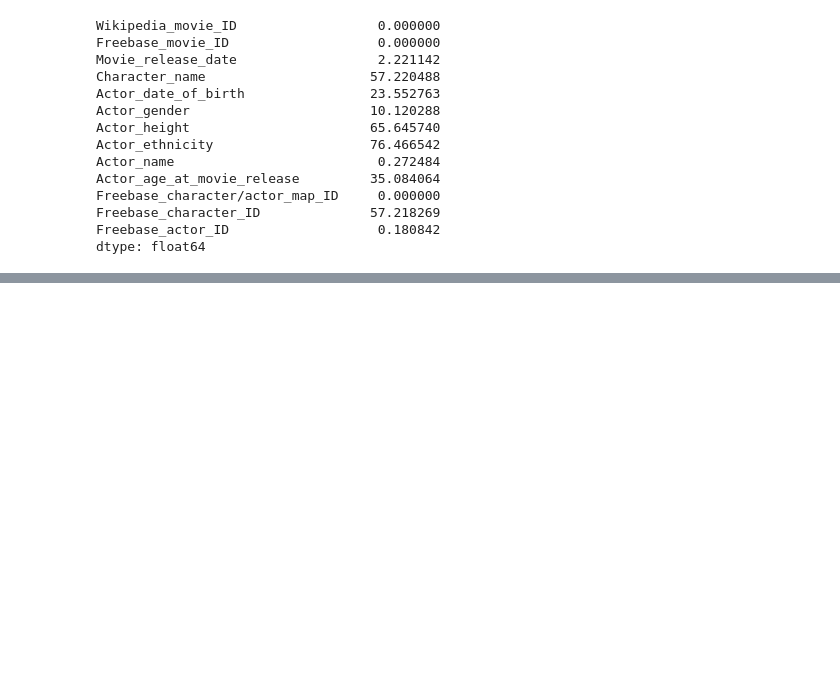
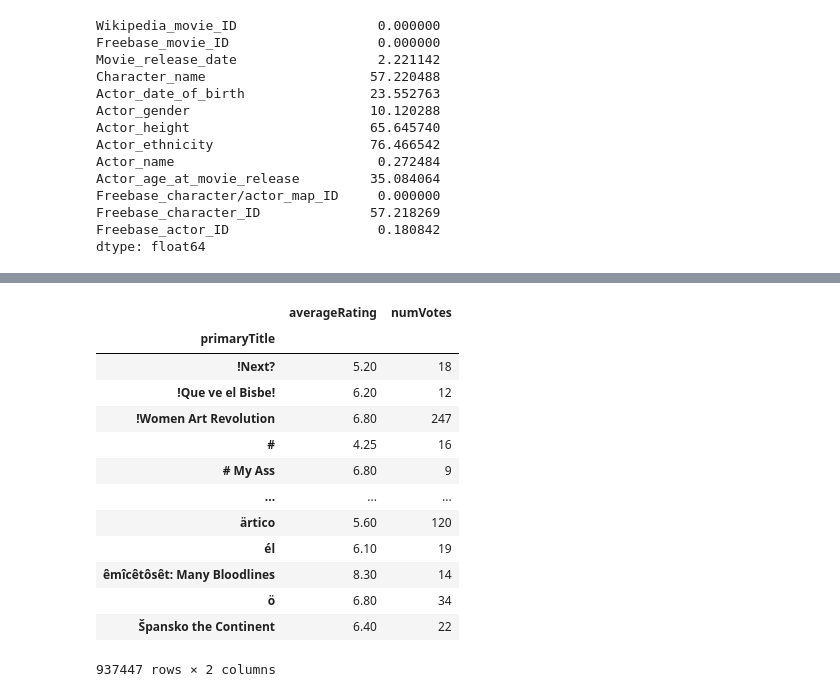
Before and after one commit to epfl-ada/ada-2022-project-earthnet, a Jupyter notebook: src/Project.ipynb, the cells around one changed output, grey strips where cells are left out. Saved outputs shown, nothing was run; the diff lists cells and outputs as text; code cells hidden in the pictures; blank space fills up the shorter version.

```diff
--- a/src/Project.ipynb
+++ b/src/Project.ipynb
@@ -416,0 +228,19 @@ dt.head(50)
+# %%
+# Merging the two above dataframes
+no_dupe_imdb = mean_rating_imdb.merge(total_vote_imdb, 'inner', 'primaryTitle')
+no_dupe_imdb
+# %% [output]
+|  | averageRating | numVotes |
+| primaryTitle |  |  |
+| !Next? | 5.20 | 18 |
+| !Que ve el Bisbe! | 6.20 | 12 |
+| !Women Art Revolution | 6.80 | 247 |
+| # | 4.25 | 16 |
+| # My Ass | 6.80 | 9 |
+| ... | ... | ... |
+| ärtico | 5.60 | 120 |
+| él | 6.10 | 19 |
+| êmîcêtôsêt: Many Bloodlines | 8.30 | 14 |
+| ö | 6.80 | 34 |
+| Špansko the Continent | 6.40 | 22 |
+937447 rows × 2 columns
```
Also changed, not shown: parts of 48 cells of this notebook, 2 other files.
